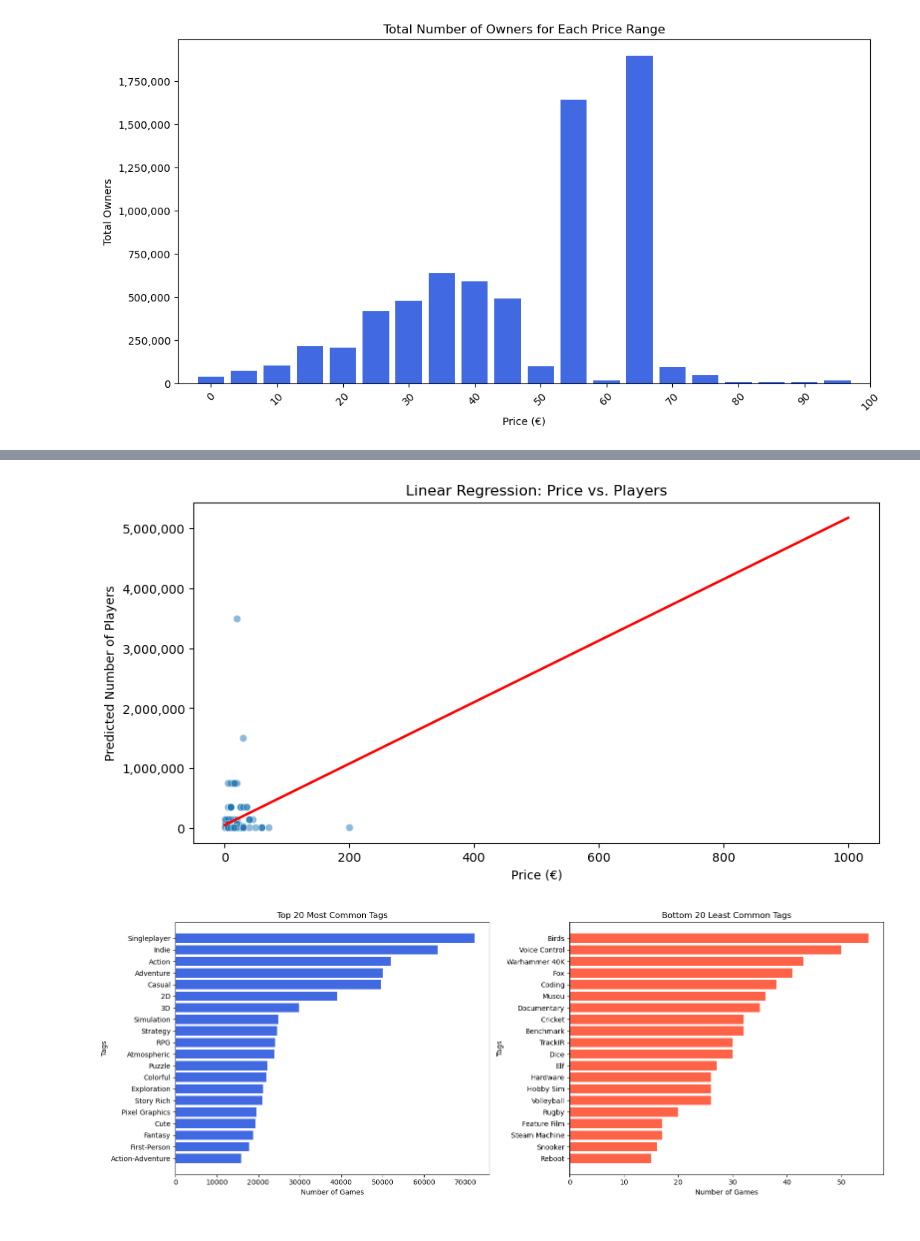
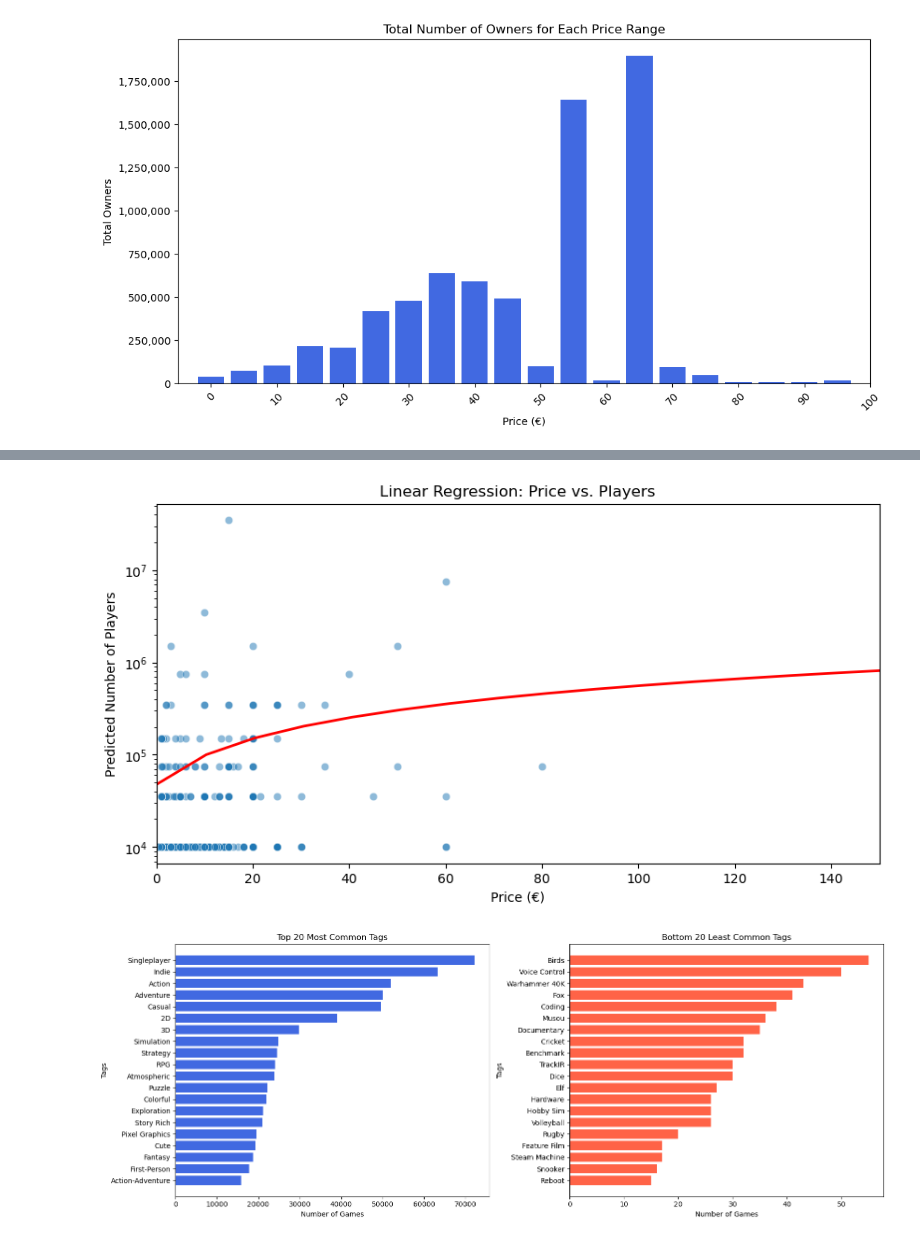
Before and after one commit to KianBahia/Steam-Data-Science-Report, a Jupyter notebook: notebook.ipynb, the cells around one changed output, grey strips where cells are left out. Saved outputs shown, nothing was run; the diff lists cells and outputs as text; code cells hidden in the pictures.

```diff
--- a/notebook.ipynb
+++ b/notebook.ipynb
@@ -342,6 +342,8 @@ plt.gca().yaxis.set_major_formatter(plt.FuncFormatter(lambda x, _: f'{int(x):,}'
 # Labels and title
 plt.xlabel('Price (€)')
 plt.ylabel('Predicted Number of Players')
+plt.xlim(0, 150)
+plt.yscale('log')
 plt.title('Linear Regression: Price vs. Players')
 
 plt.show()
@@ -350,4 +352,4 @@ Beta 0: 47043.54048349292, Beta 1: 5128.831577448622
-[figure, old version]
+[figure, new version]
 # %%
 # Count number of games associated with each tag
 tag_popularity = tags_df['tag'].value_counts().reset_index()
```
Also changed, not shown: parts of 1 cell of this notebook, 1 other file.
